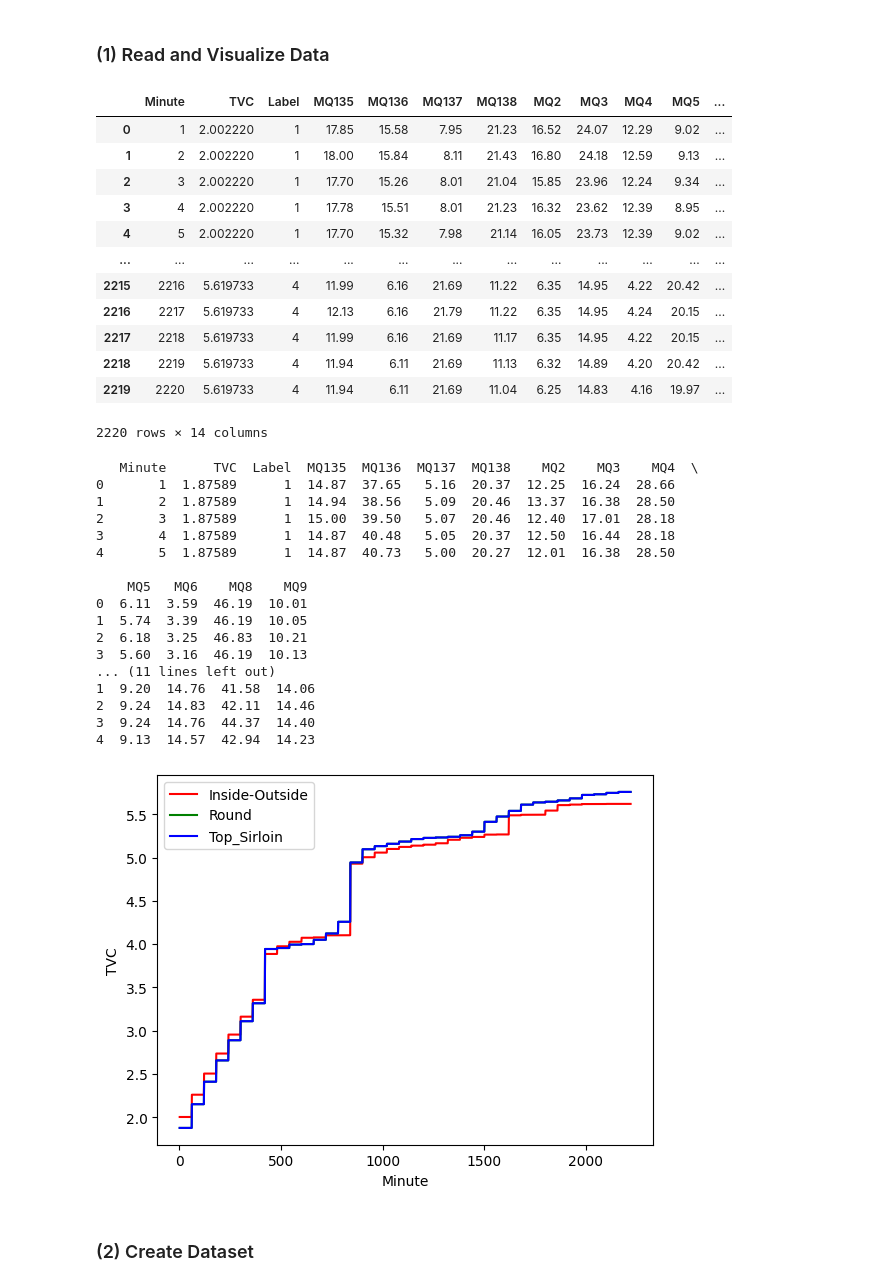
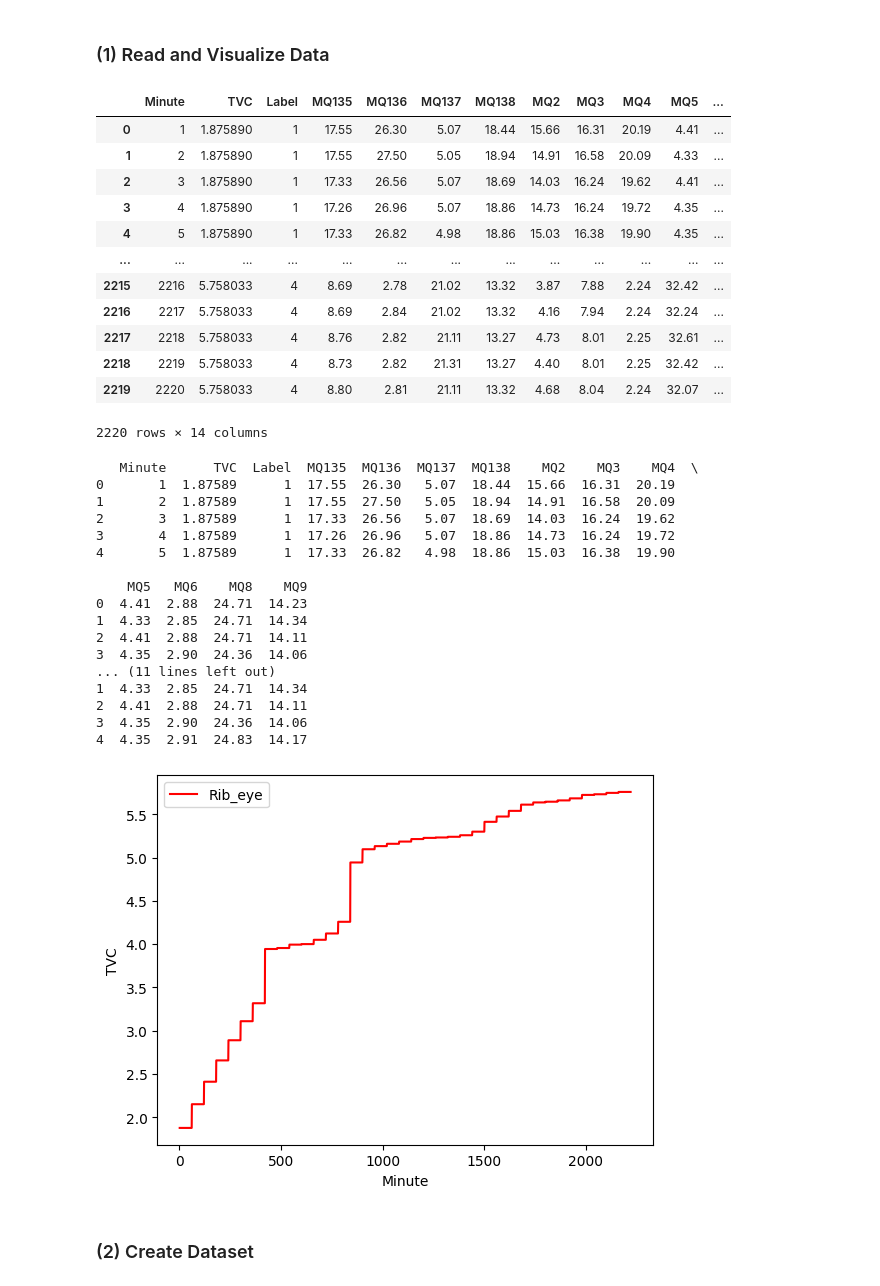
Before and after one commit to epmbanten/Tugas-AI-602225073-Dody-Suhendra, a Jupyter notebook: BeefMicrobialPopulationPrediction-1.ipynb, the cells around one changed output. Cells and saved outputs as stored; diff of their text form; code cells hidden in the pictures.

```diff
--- a/BeefMicrobialPopulationPrediction-1.ipynb
+++ b/BeefMicrobialPopulationPrediction-1.ipynb
@@ -56,58 +56,54 @@ The current time is: 2026-05-07 12:09:00
 import pandas as pd
 
 df_sheets = pd.read_excel('e-nose_dataset_12_beef_cuts.xlsx',
-    sheet_name=['1.Inside-Outside', '2.Round','3.Top_Sirloin'])
-df_sheets['1.Inside-Outside']
+    sheet_name=['7.Rib_eye'])
+df_sheets['7.Rib_eye']
 # %% [output]
 |  | Minute | TVC | Label | MQ135 | MQ136 | MQ137 | MQ138 | MQ2 | MQ3 | MQ4 | MQ5 | ... |
-| 0 | 1 | 2.002220 | 1 | 17.85 | 15.58 | 7.95 | 21.23 | 16.52 | 24.07 | 12.29 | 9.02 | ... |
-| 1 | 2 | 2.002220 | 1 | 18.00 | 15.84 | 8.11 | 21.43 | 16.80 | 24.18 | 12.59 | 9.13 | ... |
-| 2 | 3 | 2.002220 | 1 | 17.70 | 15.26 | 8.01 | 21.04 | 15.85 | 23.96 | 12.24 | 9.34 | ... |
-| 3 | 4 | 2.002220 | 1 | 17.78 | 15.51 | 8.01 | 21.23 | 16.32 | 23.62 | 12.39 | 8.95 | ... |
-| 4 | 5 | 2.002220 | 1 | 17.70 | 15.32 | 7.98 | 21.14 | 16.05 | 23.73 | 12.39 | 9.02 | ... |
+| 0 | 1 | 1.875890 | 1 | 17.55 | 26.30 | 5.07 | 18.44 | 15.66 | 16.31 | 20.19 | 4.41 | ... |
+| 1 | 2 | 1.875890 | 1 | 17.55 | 27.50 | 5.05 | 18.94 | 14.91 | 16.58 | 20.09 | 4.33 | ... |
+| 2 | 3 | 1.875890 | 1 | 17.33 | 26.56 | 5.07 | 18.69 | 14.03 | 16.24 | 19.62 | 4.41 | ... |
+| 3 | 4 | 1.875890 | 1 | 17.26 | 26.96 | 5.07 | 18.86 | 14.73 | 16.24 | 19.72 | 4.35 | ... |
+| 4 | 5 | 1.875890 | 1 | 17.33 | 26.82 | 4.98 | 18.86 | 15.03 | 16.38 | 19.90 | 4.35 | ... |
 | ... | ... | ... | ... | ... | ... | ... | ... | ... | ... | ... | ... | ... |
-| 2215 | 2216 | 5.619733 | 4 | 11.99 | 6.16 | 21.69 | 11.22 | 6.35 | 14.95 | 4.22 | 20.42 | ... |
-| 2216 | 2217 | 5.619733 | 4 | 12.13 | 6.16 | 21.79 | 11.22 | 6.35 | 14.95 | 4.24 | 20.15 | ... |
-| 2217 | 2218 | 5.619733 | 4 | 11.99 | 6.16 | 21.69 | 11.17 | 6.35 | 14.95 | 4.22 | 20.15 | ... |
-| 2218 | 2219 | 5.619733 | 4 | 11.94 | 6.11 | 21.69 | 11.13 | 6.32 | 14.89 | 4.20 | 20.42 | ... |
-| 2219 | 2220 | 5.619733 | 4 | 11.94 | 6.11 | 21.69 | 11.04 | 6.25 | 14.83 | 4.16 | 19.97 | ... |
+| 2215 | 2216 | 5.758033 | 4 | 8.69 | 2.78 | 21.02 | 13.32 | 3.87 | 7.88 | 2.24 | 32.42 | ... |
+| 2216 | 2217 | 5.758033 | 4 | 8.69 | 2.84 | 21.02 | 13.32 | 4.16 | 7.94 | 2.24 | 32.24 | ... |
+| 2217 | 2218 | 5.758033 | 4 | 8.76 | 2.82 | 21.11 | 13.27 | 4.73 | 8.01 | 2.25 | 32.61 | ... |
+| 2218 | 2219 | 5.758033 | 4 | 8.73 | 2.82 | 21.31 | 13.27 | 4.40 | 8.01 | 2.25 | 32.42 | ... |
+| 2219 | 2220 | 5.758033 | 4 | 8.80 | 2.81 | 21.11 | 13.32 | 4.68 | 8.04 | 2.24 | 32.07 | ... |
 2220 rows × 14 columns
 # %%
-print(df_sheets['2.Round'].head(),'\n')
-print(df_sheets['3.Top_Sirloin'].head())
+print(df_sheets['7.Rib_eye'].head(),'\n')
+print(df_sheets['7.Rib_eye'].head())
 # %% [output]
    Minute      TVC  Label  MQ135  MQ136  MQ137  MQ138    MQ2    MQ3    MQ4  \
-0       1  1.87589      1  14.87  37.65   5.16  20.37  12.25  16.24  28.66
-1       2  1.87589      1  14.94  38.56   5.09  20.46  13.37  16.38  28.50
-2       3  1.87589      1  15.00  39.50   5.07  20.46  12.40  17.01  28.18
-3       4  1.87589      1  14.87  40.48   5.05  20.37  12.50  16.44  28.18
-4       5  1.87589      1  14.87  40.73   5.00  20.27  12.01  16.38  28.50
+0       1  1.87589      1  17.55  26.30   5.07  18.44  15.66  16.31  20.19
+1       2  1.87589      1  17.55  27.50   5.05  18.94  14.91  16.58  20.09
+2       3  1.87589      1  17.33  26.56   5.07  18.69  14.03  16.24  19.62
+3       4  1.87589      1  17.26  26.96   5.07  18.86  14.73  16.24  19.72
+4       5  1.87589      1  17.33  26.82   4.98  18.86  15.03  16.38  19.90
 
     MQ5   MQ6    MQ8    MQ9
-0  6.11  3.59  46.19  10.01
-1  5.74  3.39  46.19  10.05
-2  6.18  3.25  46.83  10.21
-3  5.60  3.16  46.19  10.13
+0  4.41  2.88  24.71  14.23
+1  4.33  2.85  24.71  14.34
+2  4.41  2.88  24.71  14.11
+3  4.35  2.90  24.36  14.06
 ... (11 lines left out)
-1  9.20  14.76  41.58  14.06
-2  9.24  14.83  42.11  14.46
-3  9.24  14.76  44.37  14.40
-4  9.13  14.57  42.94  14.23
+1  4.33  2.85  24.71  14.34
+2  4.41  2.88  24.71  14.11
+3  4.35  2.90  24.36  14.06
+4  4.35  2.91  24.83  14.17
 # %%
 import matplotlib.pyplot as plt
 
-minute_1 = df_sheets['1.Inside-Outside']['Minute'].values
-minute_2 = df_sheets['2.Round']['Minute'].values
-minute_3 = df_sheets['3.Top_Sirloin']['Minute'].values
-tvc_1 = df_sheets['1.Inside-Outside']['TVC'].values
-tvc_2 = df_sheets['2.Round']['TVC'].values
-tvc_3 = df_sheets['3.Top_Sirloin']['TVC'].values
+minute_1 = df_sheets['7.Rib_eye']['Minute'].values
+tvc_1 = df_sheets['7.Rib_eye']['TVC'].values
 
 plt.figure()
-plt.plot(minute_1,tvc_1,'r-',minute_2,tvc_2,'g-',minute_3,tvc_3,'b-')
-plt.legend(['Inside-Outside','Round','Top_Sirloin']); plt.xlabel('Minute'); plt.ylabel('TVC');
+plt.plot(minute_1,tvc_1,'r-')
+plt.legend(['Rib_eye']); plt.xlabel('Minute'); plt.ylabel('TVC');
 # %% [output]
-[figure, old version]
+[figure, new version]
 # %% [markdown]
 ### (2) Create Dataset
 # %%
```
Also changed, not shown: parts of 10 cells of this notebook.
